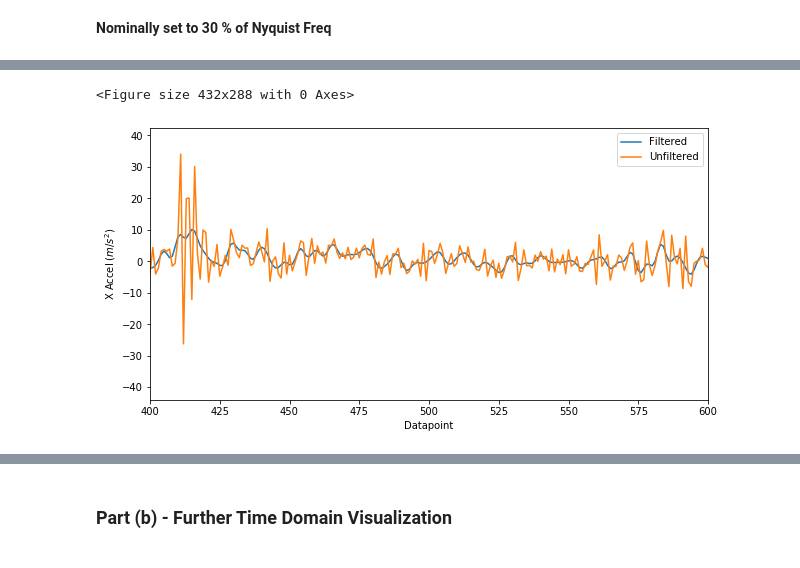
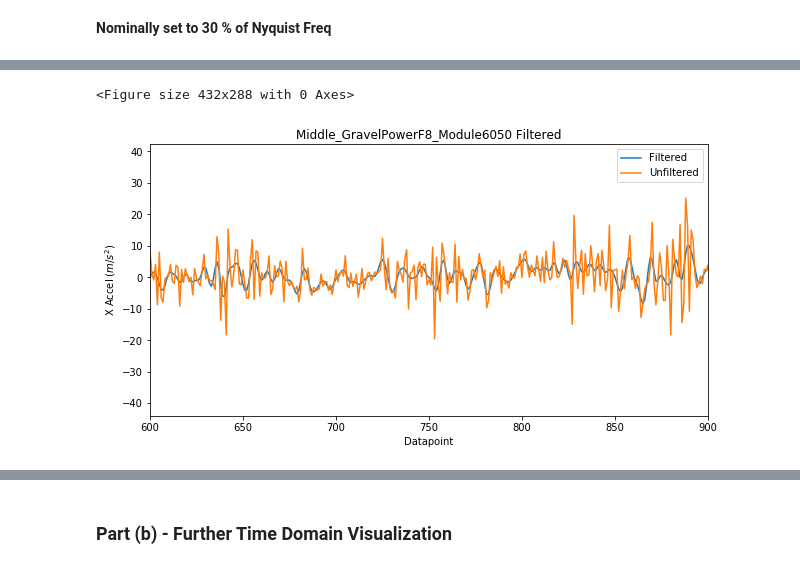
Before and after one commit to KeenanMcConkey/Wheelchair-Terrain-Classification, a Jupyter notebook: ipynb_archive/TerrainClassification-KeenanPowerData.ipynb, the cells around one changed output, grey strips where cells are left out. Cells and saved outputs as stored; diff of their text form; code cells hidden in the pictures.

```diff
--- a/ipynb_archive/TerrainClassification-KeenanPowerData.ipynb
+++ b/ipynb_archive/TerrainClassification-KeenanPowerData.ipynb
@@ -101 +98,11 @@ dataset_paths = glob.glob('imu_data/set_upgraded_keenan/*.csv')
+# %%
+# Find .csv files
+raw_datasets = {}
+dataset_labels = []
+dataset_paths = glob.glob('imu_data/new_setup/set_power/*.csv')
+
+# Remove 9250 IMU data (for now)
+for path in dataset_paths.copy():
+    if 'Jamie' in path or 'Kevin' in path or 'Mahsa' in path or '9250' in path:
+        dataset_paths.remove(path)
 # %%
@@ -402,0 +438,9 @@ Shape of first dataset: (53716, 8)
+# %%
+def get_n_data_col(label):
+    if 'Synthesis' in label:
+        n_col = 17
+    elif 'Left' in label or 'Right' in label or 'Middle' in label:
+        n_col = 6
+    else:
+        raise Exception('Unknown label format')
+    return n_col
@@ -403,16 +455,2 @@ Shape of first dataset: (53716, 8)
 # %% [markdown]
 **Nominally set to 30 % of Nyquist Freq**
-# %%
-'''Get frequencies for given label'''
-def get_frequencies(label):
-    # Sampling frequency varies for different devices (old datasets only)
-    if ('Left' in label or 'Right' in label): # Old naming convention used 'Frame'
-        f_samp = 333.3 # Sampling frequency
-        f_low = 60 # Low pass cutoff frequency
-        f_high = 1 # High pass cutoff frequency
-    else:
-        f_samp = 300 # Sampling frequency
-        f_low = 55 # Low pass cutoff frequency
-        f_high = 1 # High pass cutoff frequency
-
-    return f_samp, f_low, f_high
@@ -440,26 +470,30 @@ for label, raw_dataset in raw_datasets.items():
     # Get Butterworth filter parameters
     b_butter, a_butter = signal.butter(N=4, Wn=w_low, btype='low')
 
+    # Number of columns containing data
+    n_data_col = get_n_data_col(label)
+
     # Filter all the data columns
     dataset = np.copy(raw_dataset)
-    for i in range(N_DATA_COL):
+    for i in range(n_data_col):
         dataset[:, i] = signal.filtfilt(b_butter, a_butter, raw_dataset[:, i])
 
     datasets.update({label: dataset})
 # %%
 # Compare filtered and unfiltered
 plt.clf()
 plt.figure(figsize=(10, 5))
 plt.plot(datasets[dataset_labels[0]][:, 0], label='Filtered')
 plt.plot(raw_datasets[dataset_labels[0]][:, 0], label='Unfiltered')
-plt.xlim(400, 600)
+plt.xlim(600, 900)
 plt.legend()
 plt.xlabel('Datapoint')
 plt.ylabel('X Accel ($m/s^2$)')
+plt.title(dataset_labels[0] + ' Filtered')
 plt.show()
 # %% [output]
 <Figure size 432x288 with 0 Axes>
-[figure, old version]
+[figure, new version]
 # %%
 ## Check construction
 print('Num filtered datasets: {}'.format(len(datasets)))
```
Also changed, not shown: parts of 187 cells of this notebook, 5 other files.
